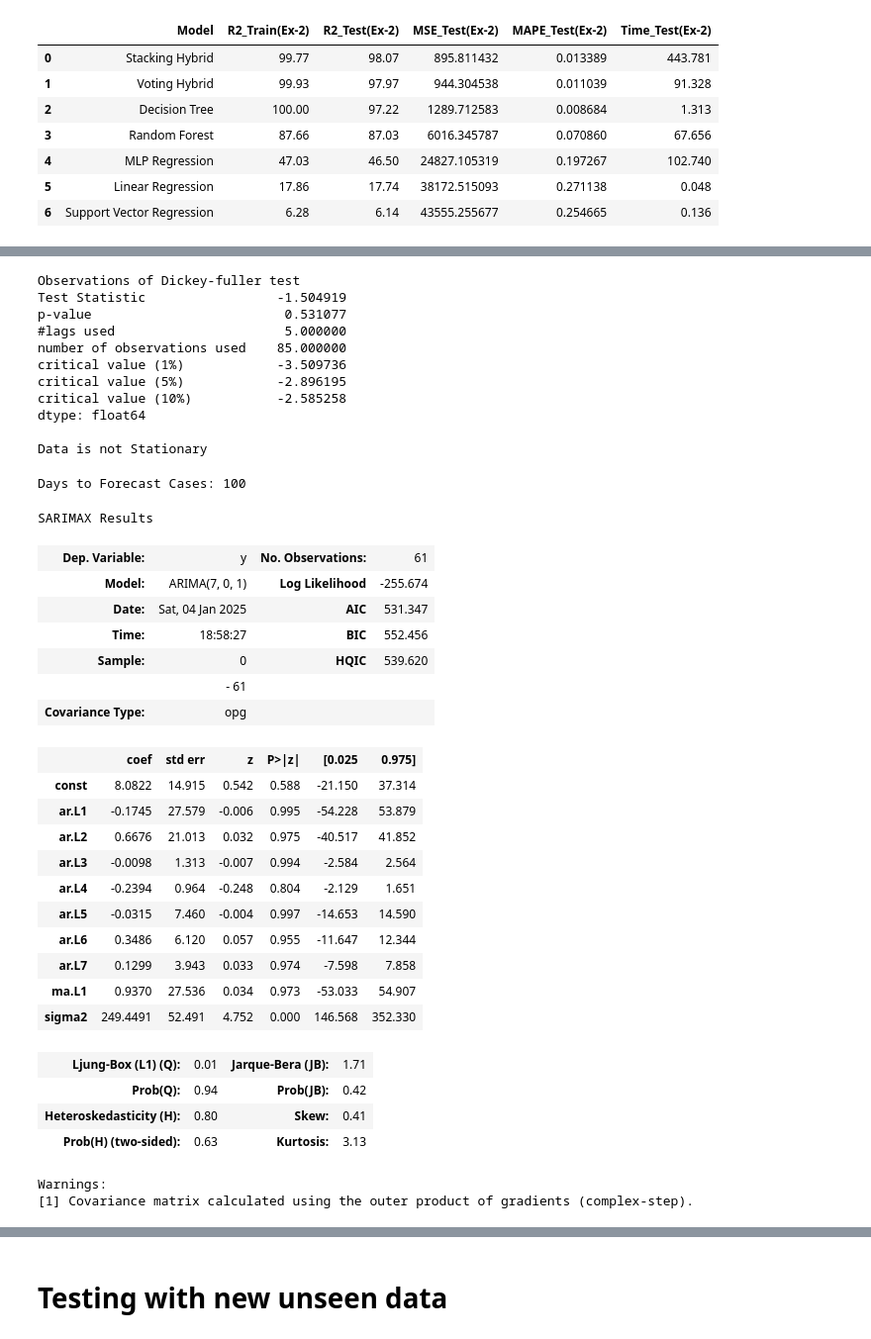
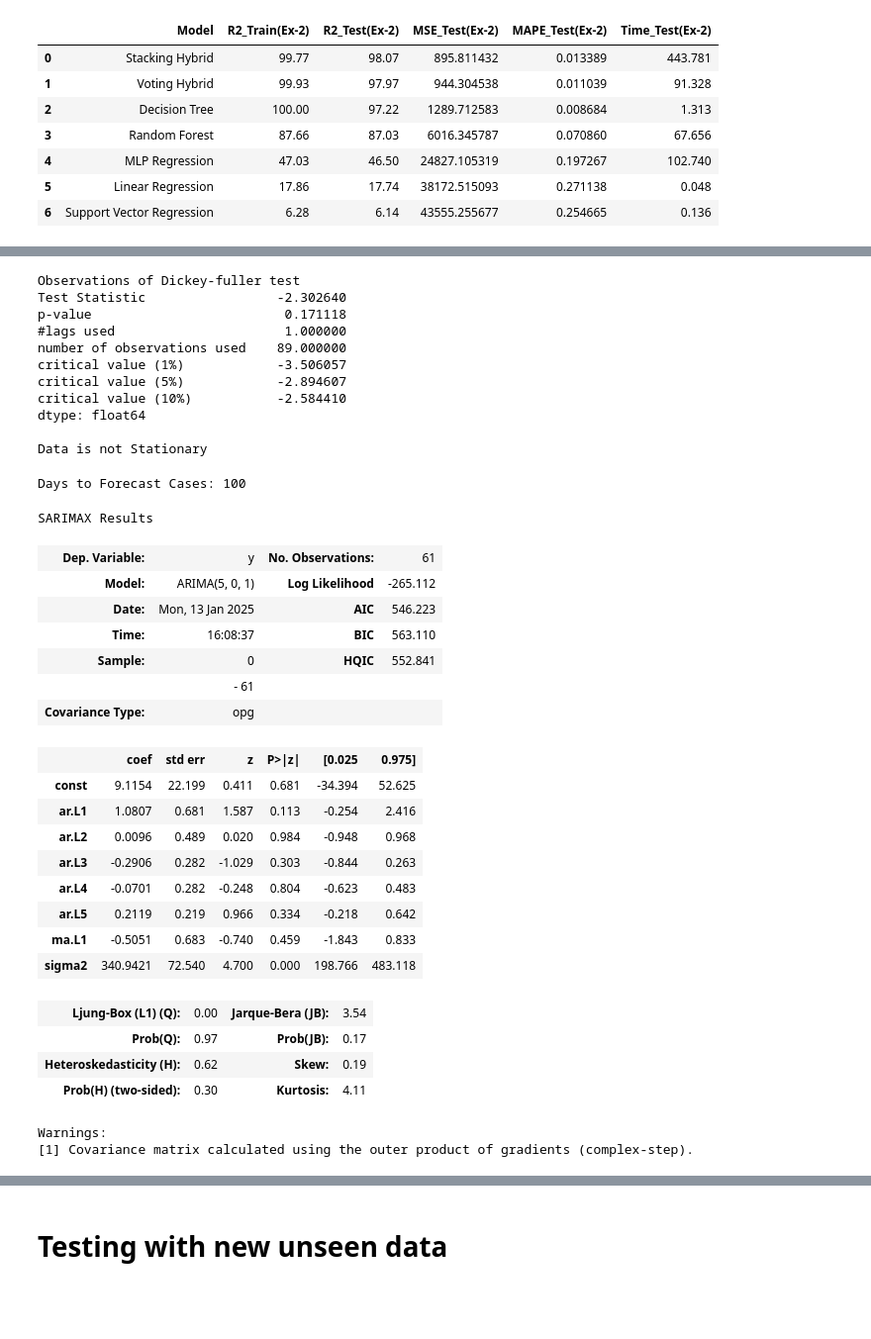
Before and after one commit to vasanthk99/Data_Science_Project, a Jupyter notebook: supermarket_sales_prediction_project.ipynb, the cells around one changed output, grey strips where cells are left out. Shown at 99% size. Cells and saved outputs as stored; diff of their text form; code cells hidden in the pictures; blank space fills up the shorter version.

```diff
--- a/supermarket_sales_prediction_project.ipynb
+++ b/supermarket_sales_prediction_project.ipynb
@@ -810,6 +791,7 @@ SalesFRDtPrep['Date']=SalesFRDtPrep.index
 SalesFRDtPrep=SalesFRDtPrep.reset_index(drop=True)
 SalesFRDtPrep=SalesFRDtPrep.sort_values(by='Date').reset_index(drop=True)
 SalesFRDtPrep.columns=['Amount','Date']
+SalesFRDtPrep['Date'] = pandas.to_datetime(SalesFRDtPrep['Date'])
 SalesFRDtPrep['Date'] = SalesFRDtPrep['Date'].dt.strftime('%m-%d-%Y')
 SalesFRDtPrep['Date'] = pandas.to_datetime(SalesFRDtPrep['Date'], format='%m-%d-%Y')
 SalesFRDtPrep
@@ -854,4 +836,5 @@ SalesFRDtPrepdt['Amount'].plot(kind='line', title="Sales Amounts", figsize=(7,4)
 # %%
+!pip install statsmodels
 import warnings
 warnings.filterwarnings("ignore")
 import pandas, numpy
@@ -863,6 +846,18 @@ import plotly.graph_objects as go
 import matplotlib.pyplot as slspl, seaborn as sestk
 from sklearn import metrics, decomposition, utils, model_selection, pipeline,preprocessing, feature_selection
 from sklearn import ensemble, tree, svm, neural_network, linear_model
-from statsmodels.tsa.arima.model import ARIMA
 import pickle
 from statsmodels.tsa.stattools import adfuller
+
+print("Observations of Dickey-fuller test")
+ADFSales = adfuller(SalesFRDtPrepdt['Amount'],autolag='AIC')
+ResSlsADF=pandas.Series(ADFSales[0:4],index=['Test Statistic','p-value','#lags used','number of observations used'])
+for key,value in ADFSales[4].items():
+    ResSlsADF['critical value (%s)'%key]= value
+print(ResSlsADF)
+testval=ResSlsADF[0]
+critval=ResSlsADF[4]
+if testval<critval:
+    print("\nData is Stationary")
+else:
+    print("\nData is not Stationary")
@@ -881,13 +894,13 @@ else:
     print("\nData is not Stationary")
 # %% [output]
 Observations of Dickey-fuller test
-Test Statistic                 -1.504919
-p-value                         0.531077
-#lags used                      5.000000
-number of observations used    85.000000
-critical value (1%)            -3.509736
-critical value (5%)            -2.896195
-critical value (10%)           -2.585258
+Test Statistic                 -2.302640
+p-value                         0.171118
+#lags used                      1.000000
+number of observations used    89.000000
+critical value (1%)            -3.506057
+critical value (5%)            -2.894607
+critical value (10%)           -2.584410
 dtype: float64
 
 Data is not Stationary
@@ -906,62 +919,61 @@ def DiffSlsAmnt(Slsdt, interval=1):
 def DiffSlsInvAmnt(slshsval, hist_y, interval=1):
     return hist_y + slshsval[-interval]
 # %%
+from statsmodels.tsa.arima.model import ARIMA
 FrcstFet='Amount'
 FrSlsDt=SalesFRDtPrepdt.copy()
 X = FrSlsDt[FrcstFet].values
 YrDays = 30
 DffSlsVl = DiffSlsAmnt(X, YrDays)
-SlsARIMA = ARIMA(DffSlsVl, order=(7,0,1))
+SlsARIMA = ARIMA(DffSlsVl, order=(5,0,1))
 SlsARIMA_fit = SlsARIMA.fit()
 initvl = len(DffSlsVl)
 flag=True
 while flag==True:
     try:
         usip=int(input("Days to Forecast Cases: "))
         flag=False
     except:
         print("Please Enter Correct Input")
         flag=True
 lstval = initvl + (usip-1)
 SlsPredFr = SlsARIMA_fit.predict(start=initvl, end=lstval)
 HstAmnt = [x for x in X]
 InvLstAmnt=[]
 day = 1
 for yHistoryValue in SlsPredFr:
     inv_value = DiffSlsInvAmnt(HstAmnt, yHistoryValue, YrDays)
     HstAmnt.append(inv_value)
     InvLstAmnt.append(inv_value)
     day += 1
 
 DtsFrcsAll=[]
 for i in range(usip):
     DtsFrcsAll.append(FrSlsDt.index[-1]+datetime.timedelta(days=i))
 SlsARIMA_fit.summary()
 # %% [output]
 Days to Forecast Cases: 100
 SARIMAX Results
 | Dep. Variable: | y | No. Observations: | 61 |
-| Model: | ARIMA(7, 0, 1) | Log Likelihood | -255.674 |
-| Date: | Sat, 04 Jan 2025 | AIC | 531.347 |
-| Time: | 18:58:27 | BIC | 552.456 |
-| Sample: | 0 | HQIC | 539.620 |
+| Model: | ARIMA(5, 0, 1) | Log Likelihood | -265.112 |
+| Date: | Mon, 13 Jan 2025 | AIC | 546.223 |
+| Time: | 16:08:37 | BIC | 563.110 |
+| Sample: | 0 | HQIC | 552.841 |
 |  | - 61 |  |  |
 | Covariance Type: | opg |  |  |
 |  | coef | std err | z | P>|z| | [0.025 | 0.975] |
-| const | 8.0822 | 14.915 | 0.542 | 0.588 | -21.150 | 37.314 |
-| ar.L1 | -0.1745 | 27.579 | -0.006 | 0.995 | -54.228 | 53.879 |
-| ar.L2 | 0.6676 | 21.013 | 0.032 | 0.975 | -40.517 | 41.852 |
-| ar.L3 | -0.0098 | 1.313 | -0.007 | 0.994 | -2.584 | 2.564 |
-| ar.L4 | -0.2394 | 0.964 | -0.248 | 0.804 | -2.129 | 1.651 |
-| ar.L5 | -0.0315 | 7.460 | -0.004 | 0.997 | -14.653 | 14.590 |
-| ar.L6 | 0.3486 | 6.120 | 0.057 | 0.955 | -11.647 | 12.344 |
-| ar.L7 | 0.1299 | 3.943 | 0.033 | 0.974 | -7.598 | 7.858 |
-| ma.L1 | 0.9370 | 27.536 | 0.034 | 0.973 | -53.033 | 54.907 |
-| sigma2 | 249.4491 | 52.491 | 4.752 | 0.000 | 146.568 | 352.330 |
+| const | 9.1154 | 22.199 | 0.411 | 0.681 | -34.394 | 52.625 |
+| ar.L1 | 1.0807 | 0.681 | 1.587 | 0.113 | -0.254 | 2.416 |
+| ar.L2 | 0.0096 | 0.489 | 0.020 | 0.984 | -0.948 | 0.968 |
+| ar.L3 | -0.2906 | 0.282 | -1.029 | 0.303 | -0.844 | 0.263 |
+| ar.L4 | -0.0701 | 0.282 | -0.248 | 0.804 | -0.623 | 0.483 |
+| ar.L5 | 0.2119 | 0.219 | 0.966 | 0.334 | -0.218 | 0.642 |
+| ma.L1 | -0.5051 | 0.683 | -0.740 | 0.459 | -1.843 | 0.833 |
+| sigma2 | 340.9421 | 72.540 | 4.700 | 0.000 | 198.766 | 483.118 |
-| Ljung-Box (L1) (Q): | 0.01 | Jarque-Bera (JB): | 1.71 |
-| Prob(Q): | 0.94 | Prob(JB): | 0.42 |
-| Heteroskedasticity (H): | 0.80 | Skew: | 0.41 |
-| Prob(H) (two-sided): | 0.63 | Kurtosis: | 3.13 |
+| Ljung-Box (L1) (Q): | 0.00 | Jarque-Bera (JB): | 3.54 |
+| Prob(Q): | 0.97 | Prob(JB): | 0.17 |
+| Heteroskedasticity (H): | 0.62 | Skew: | 0.19 |
+| Prob(H) (two-sided): | 0.30 | Kurtosis: | 4.11 |
 Warnings:
 [1] Covariance matrix calculated using the outer product of gradients (complex-step).
 # %%
```
Also changed, not shown: parts of 7 cells of this notebook.
